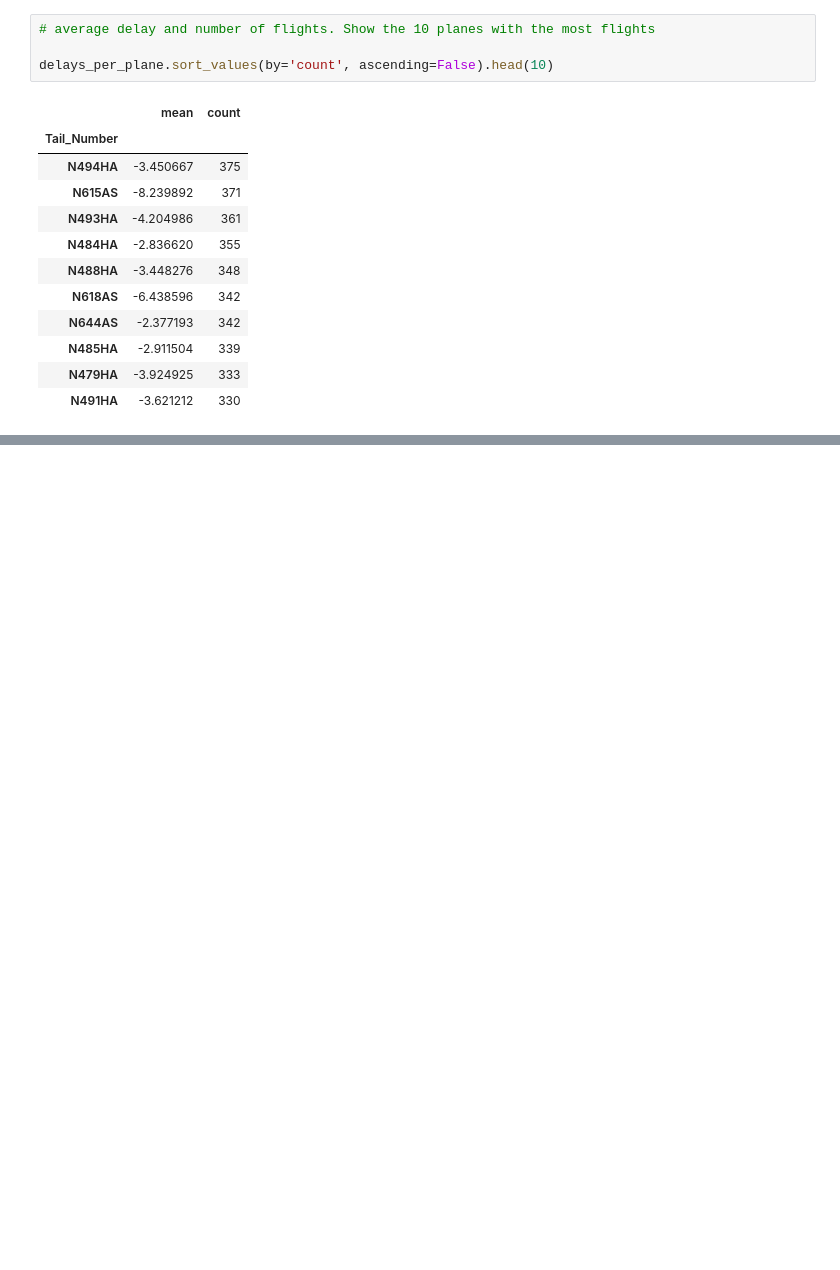
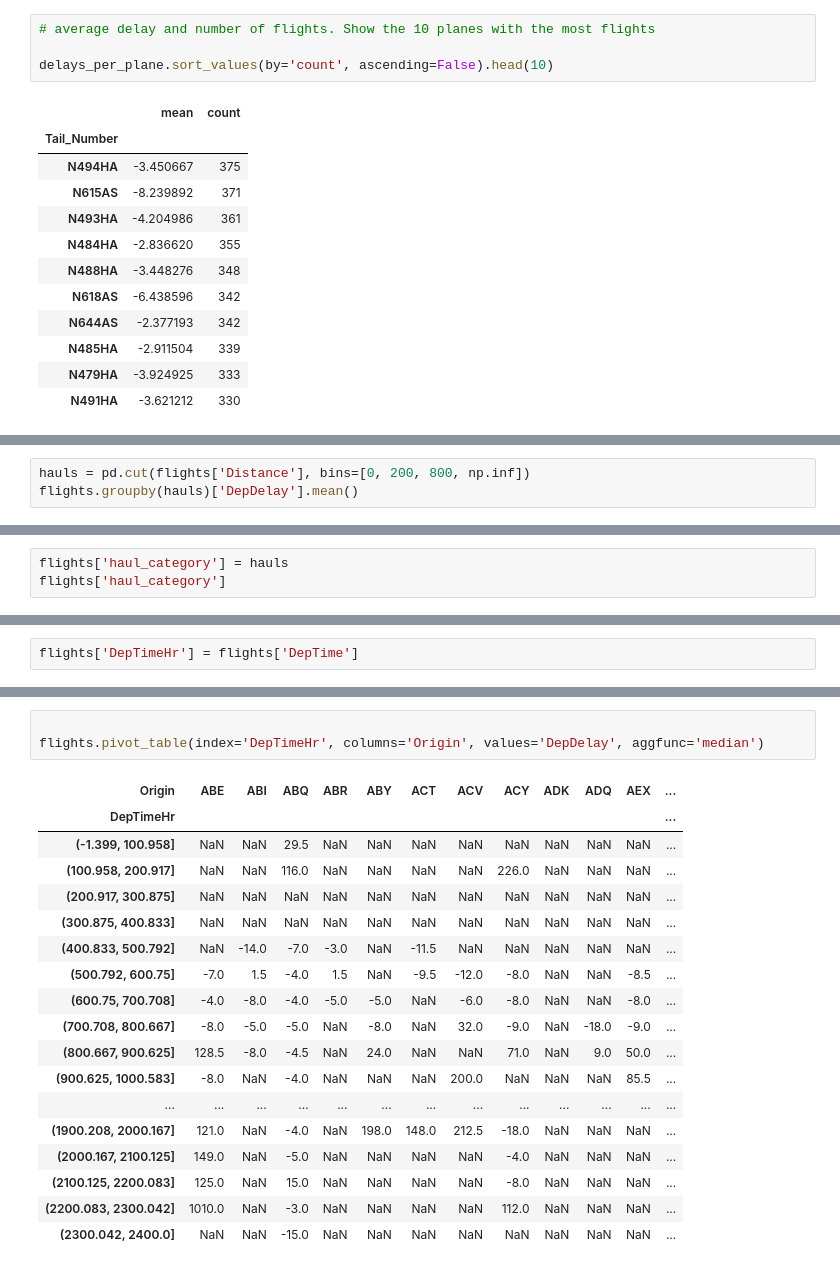
Before and after one commit to jorgegmartin/Master_Data_Science, a Jupyter notebook: 05_Data_Science_con_Python/02_advanced_pandas_INCLASS.ipynb, the cells around one changed output, grey strips where cells are left out. Cells and saved outputs as stored; diff of their text form; blank space fills up the shorter version.

```diff
--- a/05_Data_Science_con_Python/02_advanced_pandas_INCLASS.ipynb
+++ b/05_Data_Science_con_Python/02_advanced_pandas_INCLASS.ipynb
@@ -427,0 +498,3 @@ delays_per_plane[delays_per_plane['count']>10].sort_values(by='mean', ascending=
+# %%
+hauls = pd.cut(flights['Distance'], bins=[0, 200, 800, np.inf])
+flights.groupby(hauls)['DepDelay'].mean()
@@ -427,0 +517,3 @@ delays_per_plane[delays_per_plane['count']>10].sort_values(by='mean', ascending=
+# %%
+flights['haul_category'] = hauls
+flights['haul_category']
@@ -427,0 +630,2 @@ delays_per_plane[delays_per_plane['count']>10].sort_values(by='mean', ascending=
+# %%
+flights['DepTimeHr'] = flights['DepTime']
@@ -427,0 +662,22 @@ delays_per_plane[delays_per_plane['count']>10].sort_values(by='mean', ascending=
+# %%
+
+flights.pivot_table(index='DepTimeHr', columns='Origin', values='DepDelay', aggfunc='median')
+# %% [output]
+| Origin | ABE | ABI | ABQ | ABR | ABY | ACT | ACV | ACY | ADK | ADQ | AEX | ... |
+| DepTimeHr |  |  |  |  |  |  |  |  |  |  |  | ... |
+| (-1.399, 100.958] | NaN | NaN | 29.5 | NaN | NaN | NaN | NaN | NaN | NaN | NaN | NaN | ... |
+| (100.958, 200.917] | NaN | NaN | 116.0 | NaN | NaN | NaN | NaN | 226.0 | NaN | NaN | NaN | ... |
+| (200.917, 300.875] | NaN | NaN | NaN | NaN | NaN | NaN | NaN | NaN | NaN | NaN | NaN | ... |
+| (300.875, 400.833] | NaN | NaN | NaN | NaN | NaN | NaN | NaN | NaN | NaN | NaN | NaN | ... |
+| (400.833, 500.792] | NaN | -14.0 | -7.0 | -3.0 | NaN | -11.5 | NaN | NaN | NaN | NaN | NaN | ... |
+| (500.792, 600.75] | -7.0 | 1.5 | -4.0 | 1.5 | NaN | -9.5 | -12.0 | -8.0 | NaN | NaN | -8.5 | ... |
+| (600.75, 700.708] | -4.0 | -8.0 | -4.0 | -5.0 | -5.0 | NaN | -6.0 | -8.0 | NaN | NaN | -8.0 | ... |
+| (700.708, 800.667] | -8.0 | -5.0 | -5.0 | NaN | -8.0 | NaN | 32.0 | -9.0 | NaN | -18.0 | -9.0 | ... |
+| (800.667, 900.625] | 128.5 | -8.0 | -4.5 | NaN | 24.0 | NaN | NaN | 71.0 | NaN | 9.0 | 50.0 | ... |
+| (900.625, 1000.583] | -8.0 | NaN | -4.0 | NaN | NaN | NaN | 200.0 | NaN | NaN | NaN | 85.5 | ... |
+| ... | ... | ... | ... | ... | ... | ... | ... | ... | ... | ... | ... | ... |
+| (1900.208, 2000.167] | 121.0 | NaN | -4.0 | NaN | 198.0 | 148.0 | 212.5 | -18.0 | NaN | NaN | NaN | ... |
+| (2000.167, 2100.125] | 149.0 | NaN | -5.0 | NaN | NaN | NaN | NaN | -4.0 | NaN | NaN | NaN | ... |
+| (2100.125, 2200.083] | 125.0 | NaN | 15.0 | NaN | NaN | NaN | NaN | -8.0 | NaN | NaN | NaN | ... |
+| (2200.083, 2300.042] | 1010.0 | NaN | -3.0 | NaN | NaN | NaN | NaN | 112.0 | NaN | NaN | NaN | ... |
+| (2300.042, 2400.0] | NaN | NaN | -15.0 | NaN | NaN | NaN | NaN | NaN | NaN | NaN | NaN | ... |
```
Also changed, not shown: parts of 31 cells of this notebook.
